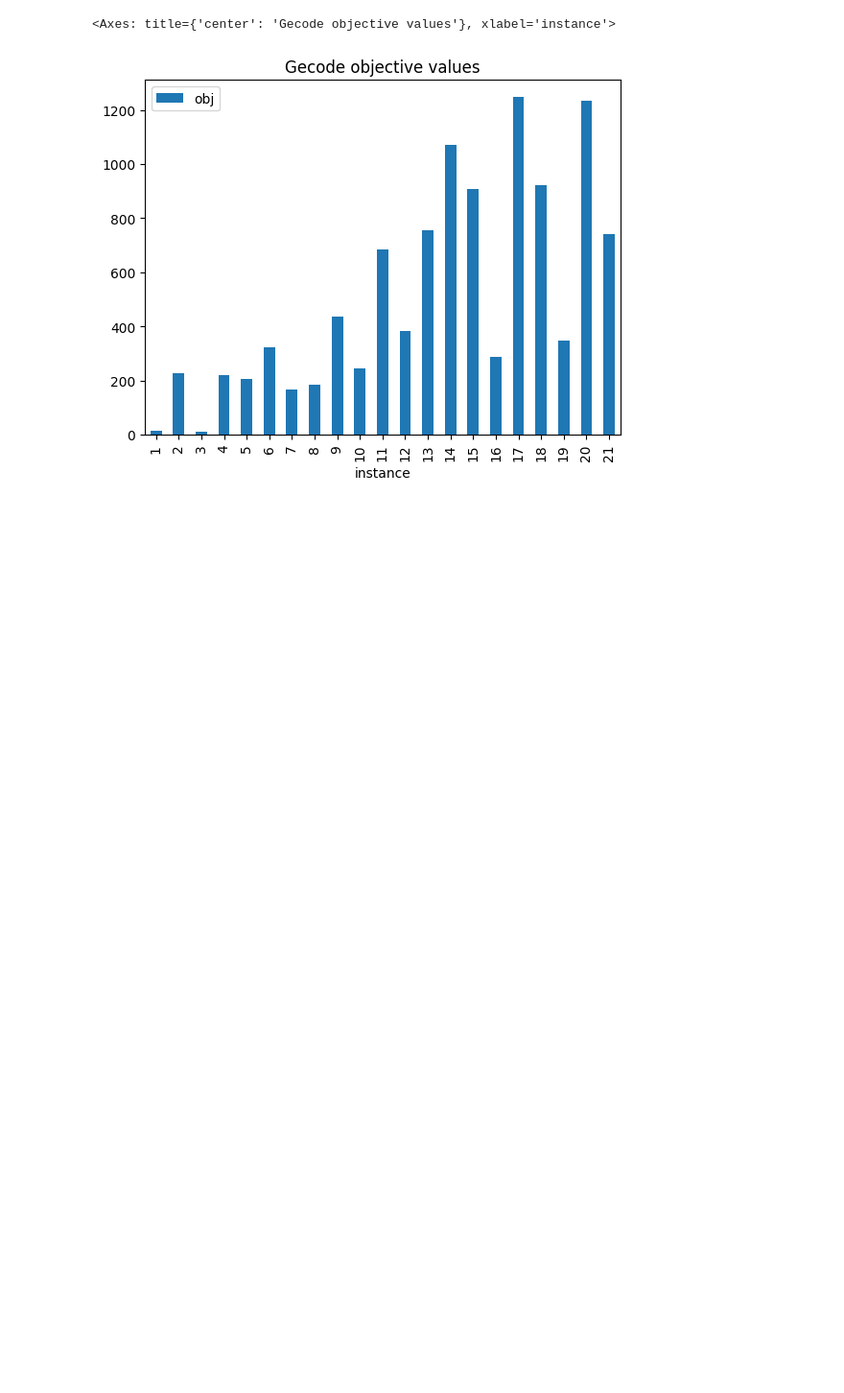
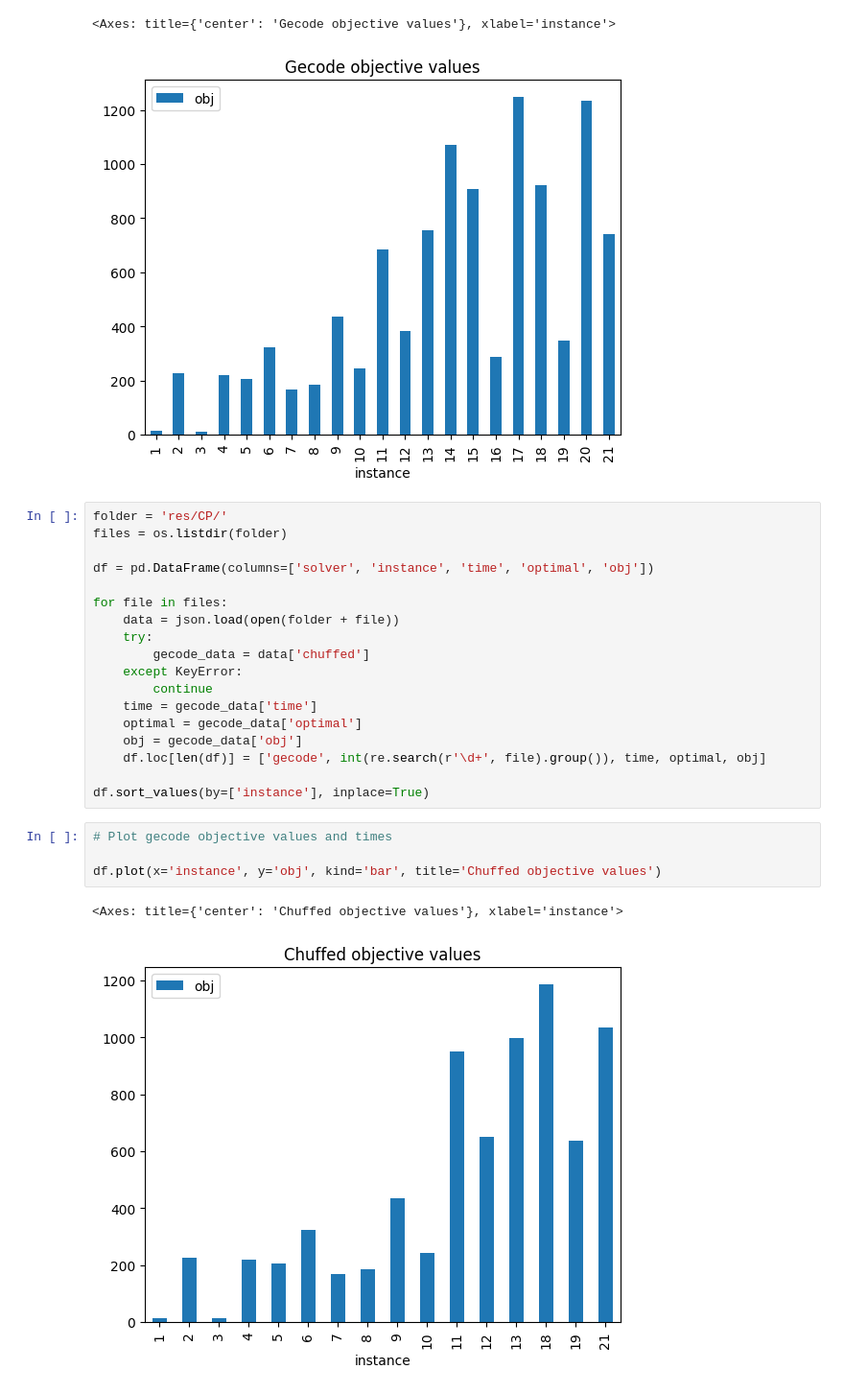
Before and after one commit to MatteoFasulo/Multiple-Couriers-Planning, a Jupyter notebook: insights.ipynb, the cells around one changed output. Shown at 96% size. Saved outputs shown, nothing was run; the diff lists cells and outputs as text; blank space fills up the shorter version.

```diff
--- a/insights.ipynb
+++ b/insights.ipynb
@@ -34,3 +34,28 @@ df.plot(x='instance', y='obj', kind='bar', title='Gecode objective values')
 # %% [output]
 <Axes: title={'center': 'Gecode objective values'}, xlabel='instance'>
 [figure]
+# %%
+folder = 'res/CP/'
+files = os.listdir(folder)
+
+df = pd.DataFrame(columns=['solver', 'instance', 'time', 'optimal', 'obj'])
+
+for file in files:
+    data = json.load(open(folder + file))
+    try:
+        gecode_data = data['chuffed']
+    except KeyError:
+        continue
+    time = gecode_data['time']
+    optimal = gecode_data['optimal']
+    obj = gecode_data['obj']
+    df.loc[len(df)] = ['gecode', int(re.search(r'\d+', file).group()), time, optimal, obj]
+
+df.sort_values(by=['instance'], inplace=True)
+# %%
+# Plot gecode objective values and times
+
+df.plot(x='instance', y='obj', kind='bar', title='Chuffed objective values')
+# %% [output]
+<Axes: title={'center': 'Chuffed objective values'}, xlabel='instance'>
+[figure, added]
```
Also changed, not shown: 27 other files.
